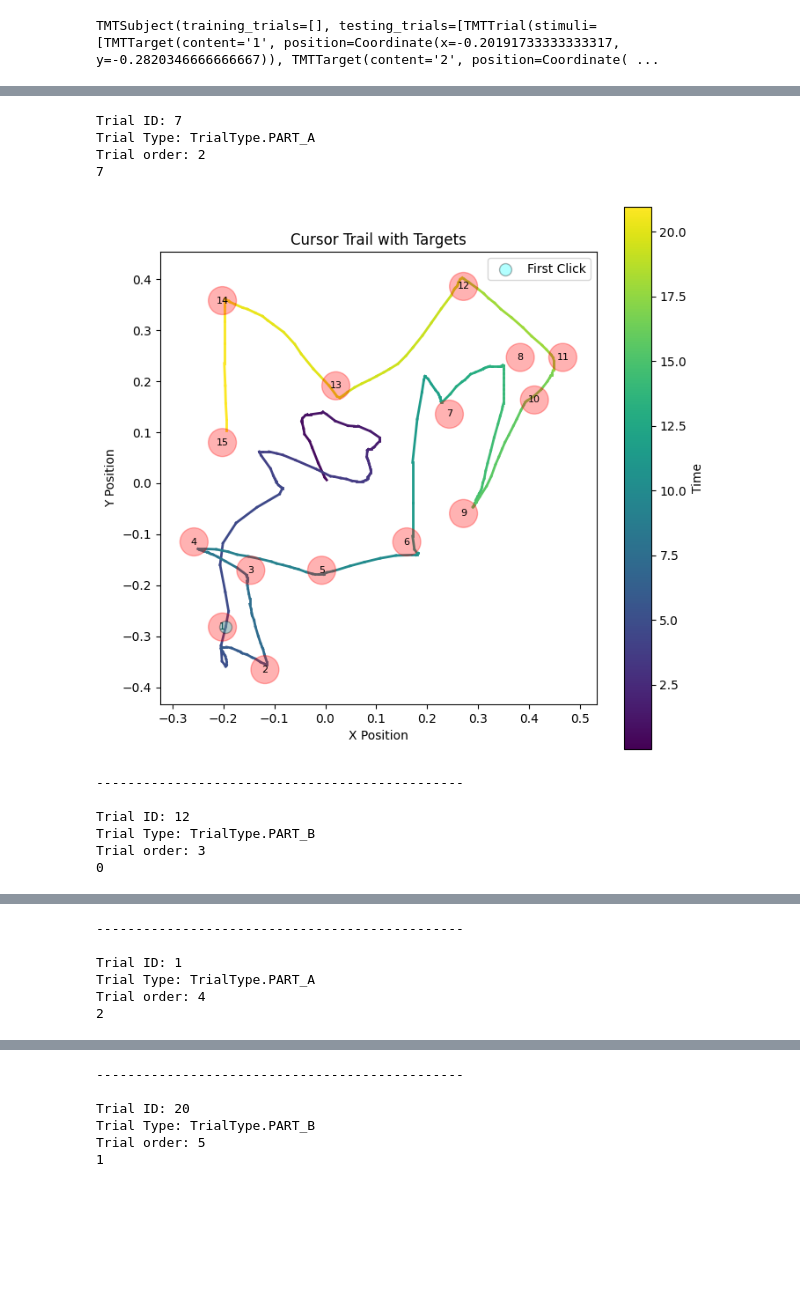
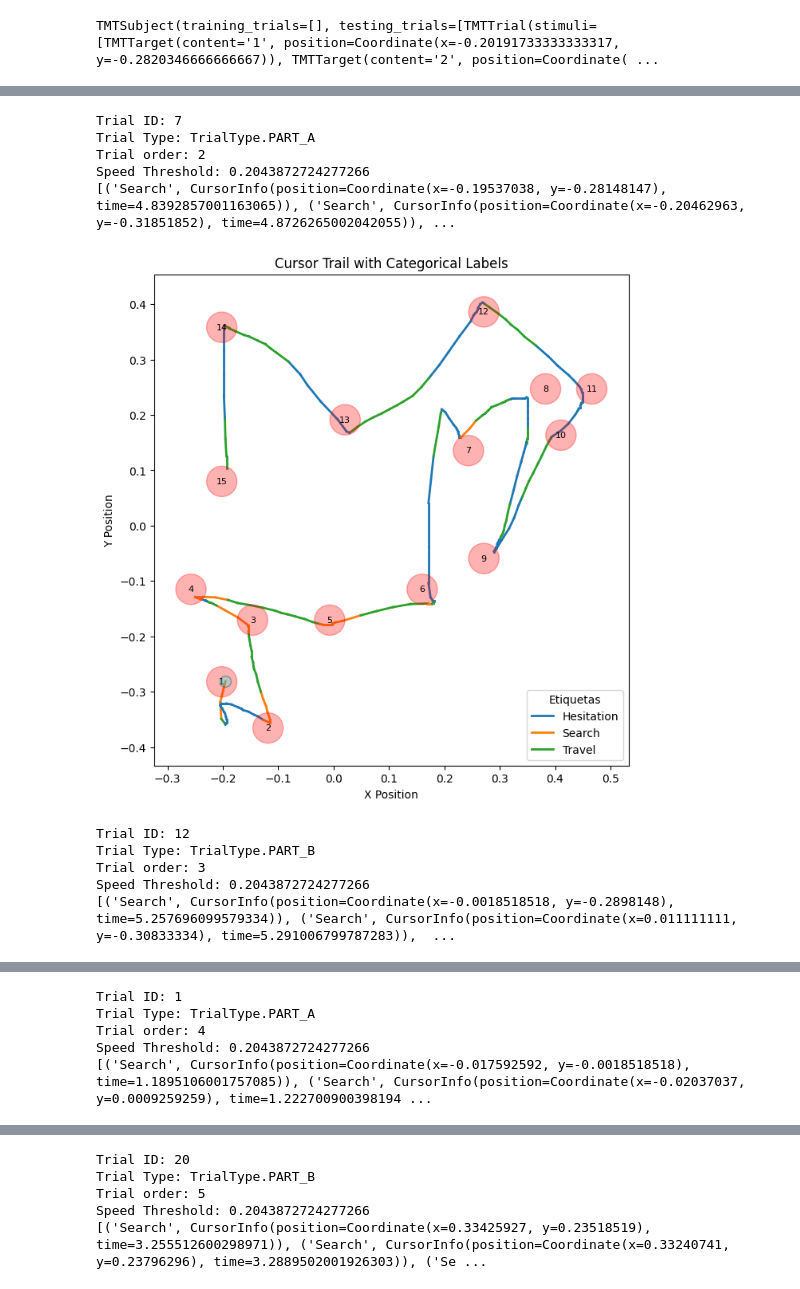
Before and after one commit to gianluca-capelo/tmt-analysis, a Jupyter notebook: notebooks/visualization/visualize_segmentation.ipynb, the cells around one changed output, grey strips where cells are left out. Saved outputs shown, nothing was run; the diff lists cells and outputs as text; code cells hidden in the pictures; blank space fills up the shorter version.

Commit message:
add segmentationplotting function

```diff
--- a/notebooks/visualization/visualize_segmentation.ipynb
+++ b/notebooks/visualization/visualize_segmentation.ipynb
@@ -155,33 +228,38 @@ subject_analysis
 # %%
-from neurotask.tmt.metrics.targets_touched  import *
+from neurotask.tmt.segmentation.segmentation import classify_cursor_positions_with_hesitation
+from neurotask.tmt.metrics.targets_touched import *
 
 for trial in subject.testing_trials:
     print("Trial ID:", trial.id)
     print("Trial Type:", trial.trial_type)
     print("Trial order:", trial.order_of_appearance)
-    #print("Correct targets touches from analysis:", subject_analysis[subject_analysis['trial_id'] == trial.id]['non_cut_correct_targets_touches'].values[0])
-    #print("Wrong targets touches from analysis:", subject_analysis[subject_analysis['trial_id'] == trial.id]['non_cut_wrong_targets_touches'].values[0])
 
-    try:
-        plot_with_color(trial, subject.canvas_size, subject.target_radius)
-        a = count_incorrect_touches(trial, subject.target_radius)
-        print(a)
-        plt.show()
-    except:
-        print("ERROR PLOTTING TRIAL")
-        continue
+    trial_analysis = subject_analysis[subject_analysis['trial_id'] == trial.id]
+    speed_threshold = trial_analysis['speed_threshold'].values[0]
+    print("Speed Threshold:", speed_threshold)
+    segmentation: List[Tuple[str, CursorInfo]] = classify_cursor_positions_with_hesitation(trial,
+                                                                                           subject.target_radius,
+                                                                                           speed_threshold)
+    #map retrieving only the str
+    segmentation_labels = [label for (label, color) in segmentation]
 
-    print("-----------------------------------------------")
-    print("")
+    print(segmentation)
+
+    plot_with_labels(trial, subject.target_radius, segmentation_labels)
+
+    plt.show()
+
+print("-----------------------------------------------")
+print("")
 # %% [output]
 Trial ID: 7
 Trial Type: TrialType.PART_A
 Trial order: 2
-7
+Speed Threshold: 0.2043872724277266
+[('Search', CursorInfo(position=Coordinate(x=-0.19537038, y=-0.28148147), time=4.8392857001163065)), ('Search', CursorInfo(position=Coordinate(x=-0.20462963, y=-0.31851852), time=4.8726265002042055)), ...
-[figure, old version]
+[figure, new version]
------------------------------------------------
-
 Trial ID: 12
 Trial Type: TrialType.PART_B
 Trial order: 3
-0
+Speed Threshold: 0.2043872724277266
+[('Search', CursorInfo(position=Coordinate(x=-0.0018518518, y=-0.2898148), time=5.257696099579334)), ('Search', CursorInfo(position=Coordinate(x=0.011111111, y=-0.30833334), time=5.291006799787283)),  ...
@@ -189,6 +267,5 @@ Trial order: 3
------------------------------------------------
-
 Trial ID: 1
 Trial Type: TrialType.PART_A
 Trial order: 4
-2
+Speed Threshold: 0.2043872724277266
+[('Search', CursorInfo(position=Coordinate(x=-0.017592592, y=-0.0018518518), time=1.1895106001757085)), ('Search', CursorInfo(position=Coordinate(x=-0.02037037, y=0.0009259259), time=1.222700900398194 ...
@@ -196,6 +273,5 @@ Trial order: 4
------------------------------------------------
-
 Trial ID: 20
 Trial Type: TrialType.PART_B
 Trial order: 5
-1
+Speed Threshold: 0.2043872724277266
+[('Search', CursorInfo(position=Coordinate(x=0.33425927, y=0.23518519), time=3.255512600298971)), ('Search', CursorInfo(position=Coordinate(x=0.33240741, y=0.23796296), time=3.2889502001926303)), ('Se ...
```
Also changed, not shown: parts of 5 cells of this notebook, 1 other file.
